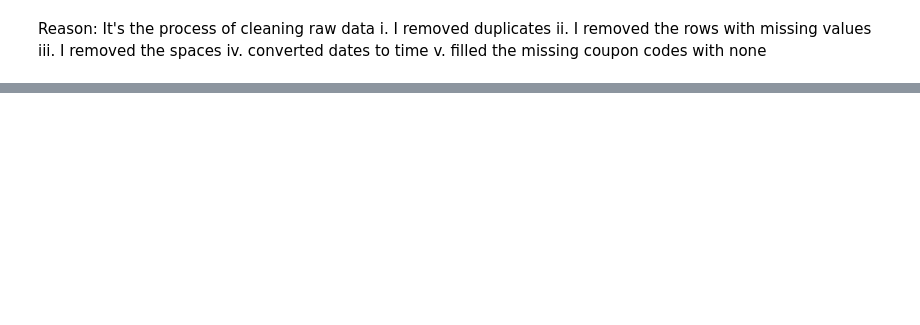
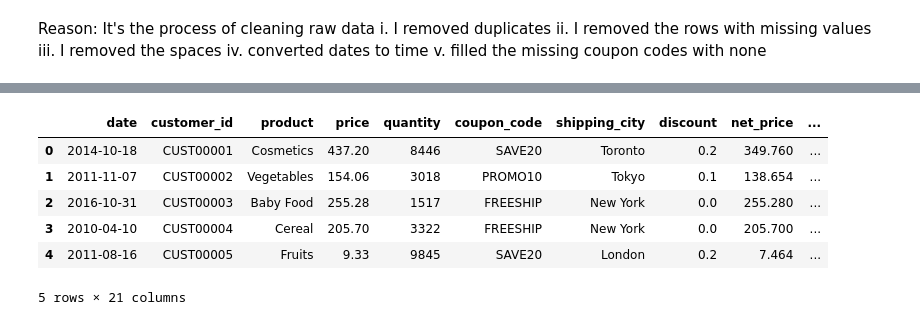
Before and after one commit to Albrightmaduka9053136/Lab_assignment, a Jupyter notebook: albright_maduka_lab2_ data_collection_and_pre_processing.ipynb, the cells around one changed output, grey strips where cells are left out. Drawn from its saved outputs; the diff is of its cells as text; code cells hidden in the pictures; blank space fills up the shorter version.

```diff
--- a/albright_maduka_lab2_ data_collection_and_pre_processing.ipynb
+++ b/albright_maduka_lab2_ data_collection_and_pre_processing.ipynb
@@ -170,0 +298,14 @@ NameError: name 'df' is not defined
+# %%
+# Date features
+data["order_year"]  = data["date"].dt.year
+data["order_month"] = data["date"].dt.month
+
+# Binary engineered feature: high discount flag (1 if discount >= 10%, else 0)
+# Priority/region flags (since original file had Region/Order Priority; here we simulate similar flags)
+
+data["is_high_discount"] = (data["discount"] >= 0.10).astype(int) #astype(int) converts the boolean values (True/False) to integers (1/0)
+
+# To display the first letter of the product
+data["product_initial"] = data["product"].apply(lambda x: x[0] if isinstance(x, str) and len(x)>0 else "")
+
+data.head(3)
@@ -170,0 +375,23 @@ NameError: name 'df' is not defined
+# %%
+# Read city metadata
+cities = pd.read_csv("data/worldcities.csv")
+
+# I picked only the columns I need
+cities_small = cities[["city_name","country","province","population","latitude","longitude"]].copy()
+cities_small["city_name"] = cities_small["city_name"].str.title()
+
+# I filtered to just the shipping cities to shrink size
+my_cities = data["shipping_city"].dropna().unique().tolist() # Get unique shipping cities from the transactions data
+cities_filtered = cities_small[cities_small["city_name"].isin(my_cities)] # Filter to just our shipping cities to shrink size
+
+# I merged metadata to transactions
+enriched = data.merge(cities_filtered, left_on="shipping_city", right_on="city_name", how="left")
+enriched.head(5)
+# %% [output]
+|  | date | customer_id | product | price | quantity | coupon_code | shipping_city | discount | net_price | ... |
+| 0 | 2014-10-18 | CUST00001 | Cosmetics | 437.20 | 8446 | SAVE20 | Toronto | 0.2 | 349.760 | ... |
+| 1 | 2011-11-07 | CUST00002 | Vegetables | 154.06 | 3018 | PROMO10 | Tokyo | 0.1 | 138.654 | ... |
+| 2 | 2016-10-31 | CUST00003 | Baby Food | 255.28 | 1517 | FREESHIP | New York | 0.0 | 255.280 | ... |
+| 3 | 2010-04-10 | CUST00004 | Cereal | 205.70 | 3322 | FREESHIP | New York | 0.0 | 205.700 | ... |
+| 4 | 2011-08-16 | CUST00005 | Fruits | 9.33 | 9845 | SAVE20 | London | 0.2 | 7.464 | ... |
+5 rows × 21 columns
```
Also changed, not shown: parts of 37 cells of this notebook, 3 other files.
